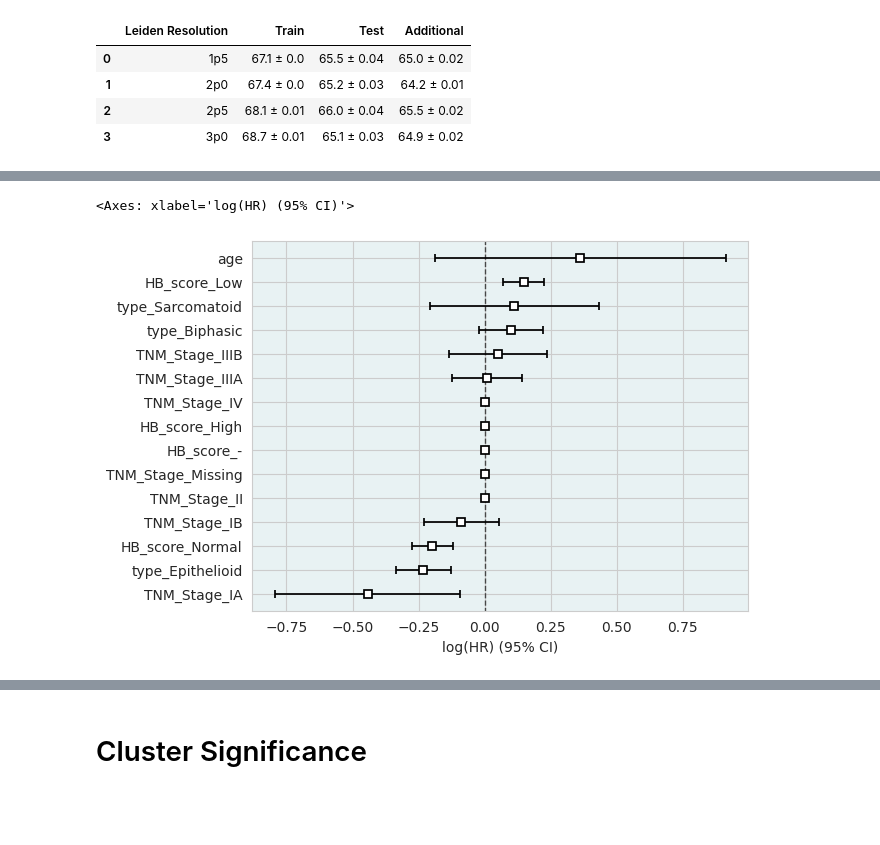
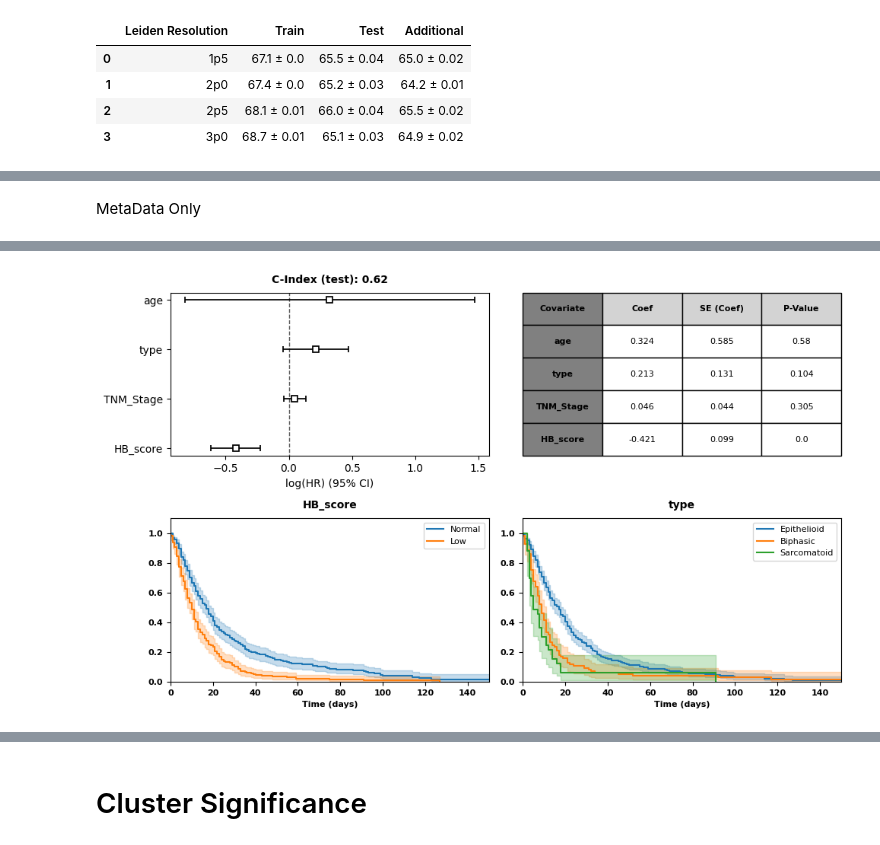
Before and after one commit to FarzanehSeyedshahi/Histomorphological-Phenotype-Learning, a Jupyter notebook: workflow/survival_figures.ipynb, the cells around one changed output, grey strips where cells are left out. Cells and saved outputs as stored; diff of their text form; code cells hidden in the pictures; blank space fills up the shorter version.

```diff
--- a/workflow/survival_figures.ipynb
+++ b/workflow/survival_figures.ipynb
@@ -331,4 +323,11 @@ df_std = cis_df.groupby(['Leiden Resolution']).std().drop('Fold', axis=1).apply(
+# %% [markdown]
+MetaData Only
 # %%
+ncol, nrow = 2,2
+fig = plt.figure(figsize=(5*ncol, 3*nrow))
+gs = fig.add_gridspec(nrow, ncol)
+
+
 cph = CoxPHFitter(penalizer=penalizer, l1_ratio=l1_ratio)
 meta_data = pd.read_csv('{}/files/Meso_patients.csv'.format(main_path))
 event_data_field = 'os_event_data'
@@ -340,20 +339,68 @@ event_ind_field = 'os_event_ind'
 columns = ['age', 'type', 'HB_score', 'TNM_Stage', event_data_field, event_ind_field]
 
 meta_data = meta_data[columns]
-meta_data = pd.get_dummies(meta_data, columns=['type', 'TNM_Stage', 'HB_score'], drop_first=False)
+# meta_data = pd.get_dummies(meta_data, columns=['type', 'TNM_Stage', 'HB_score'], drop_first=False)
 meta_data['age'] = meta_data['age'] / meta_data['age'].max()
-# meta_data['type'] = meta_data['type'].map({'Epithelioid': 0, 'Sarcomatoid': 2, 'Biphasic': 1})
+meta_data['type'] = meta_data['type'].map({'Epithelioid': 0, 'Sarcomatoid': 2, 'Biphasic': 1})
+meta_data['HB_score'] = meta_data['HB_score'].map({'Low': 0, 'Normal': 1, 'High': 2, '99': -1})
+meta_data['TNM_Stage'] = meta_data['TNM_Stage'].map({'IA': 0, 'IB':.5, 'II': 1, 'IIIA': 2, 'IIIB': 2.5, 'IV': 3, 'Missing': -1})
+# meta_data['wcc_score'] = meta_data['wcc_score'].map({'Low': 0, 'Normal': 1, 'High': 2, 'Unknown': -1})
+# meta_data['Sex'] = meta_data['Sex'].map({'Male':0, 'Female':1})
 # meta_data['smoking_history'] = meta_data['smoking_history'].map({'Unknown':-1 , 'Non-smoker': 0, 'Ex-smoker': 1, 'Current-smoker': 2})
-# meta_data['HB_score'] = meta_data['HB_score'].map({'Low': 0, 'Normal': 1, 'High': 2, '99': -1})
-# meta_data['wcc_score'] = meta_data['wcc_score'].map({'Low': 0, 'Normal': 1, 'High': 2, 'Unknown': -1})
-# meta_data['TNM_Stage'] = meta_data['TNM_Stage'].map({'IA': 0, 'IB':.5, 'II': 1, 'IIIA': 2, 'IIIB': 2.5, 'IV': 3, 'Missing': -1})
-# meta_data['Sex'] = meta_data['Sex'].map({'Male':0, 'Female':1})
-#  add a zero column
+
 meta_data.replace('-', 255, inplace=True)
 meta_data[event_data_field] = meta_data[event_data_field].astype(float)
 meta_data.fillna(-1, inplace=True)
-cph.fit(meta_data, duration_col=event_data_field, event_col=event_ind_field, robust=True)
-cph.print_summary()
-cph.plot()
-# cph.check_assumptions(meta_data, p_value_threshold=0.05, show_plots=True);
+meta_data_test = meta_data.sample(frac=0.4, random_state=5)
+meta_data_train = meta_data[~meta_data.index.isin(meta_data_test.index)]
+cph.fit(meta_data_train, duration_col=event_data_field, event_col=event_ind_field, robust=True)
+ax = [fig.add_subplot(gs[0, 0:1]), fig.add_subplot(gs[0, 1:2])]
+cph.plot(ax=ax[0])
+c_index = cph.score(meta_data_test, scoring_method='concordance_index')
+ax[0].set_title('C-Index (test): %.2f' % c_index, fontsize=10, fontweight='bold', y=1.02)
+
+summary = cph.summary
+summary = summary.reset_index()
+summary = summary[['covariate', 'coef', 'se(coef)','p']]
+summary = summary.sort_values('coef', ascending=False)
+summary = summary.rename(columns={'covariate': 'Covariate', 'coef': 'Coef', 'se(coef)': 'SE (Coef)', 'p': 'P-Value'})
+summary = summary.round(3)
+mpl_table = ax[1].table(cellText=summary.values, colLabels=summary.columns, cellLoc = 'center', loc='center', bbox=[0, 0, 1, 1])
+# mpl_table.set_fontsize(20)
+ax[1].axis('off')
+for key, cell in mpl_table._cells.items():
+    cell.set_linewidth(1)
+    if key[0] == 0: # headers or columns
+        cell.set_text_props(weight='bold')
+        cell.set_facecolor('lightgray')
+    if key[1] == 0:# rows
+        cell.set_text_props(weight='bold')
+        cell.set_facecolor('gray')
+
+
+#############################################################################################################
+ax = [fig.add_subplot(gs[1, 0:1]), fig.add_subplot(gs[1, 1:2])]
+label_dict = {'HB_score':{'Low': 0, 'Normal': 1, 'High': 2, '99': -1}, 'TNM_Stage':{'IA': 0, 'IB':.5, 'II': 1, 'IIIA': 2, 'IIIB': 2.5, 'IV': 3, 'Missing': -1}, 'type':{'Epithelioid': 0, 'Sarcomatoid': 2, 'Biphasic': 1}}
+reversed_label_dict = {k: {v: k for k, v in v.items()} for k, v in label_dict.items()}
+# do the same for the other categorical variables
+for i, col in enumerate(['HB_score', 'type']):
+    kmf = KaplanMeierFitter()
+    for val in meta_data[col].unique():
+        group = meta_data[meta_data[col] == val]
+        kmf.fit(group[event_data_field], group[event_ind_field], label=val)
+        label = reversed_label_dict[col][val]
+        if label in ['Low', 'Normal', 'IA', 'IB', 'II', 'IIIA', 'IIIB', 'Epithelioid', 'Sarcomatoid', 'Biphasic']:
+            kmf.plot(ax=ax[i], label=label)
+    for ticks in [ax[i].xaxis.get_major_ticks(), ax[i].yaxis.get_major_ticks()]:
+        for tick in ticks:
+            tick.label1.set_fontsize(8)
+            tick.label1.set_fontweight('bold')
+    ax[i].set_title(col, fontsize=10, fontweight='bold', y=1.02)
+    ax[i].set_xlabel('Time (days)', fontsize=8, fontweight='bold')
+    ax[i].legend(loc='best', fontsize=8)
+    ax[i].set_ylim([0.0,1.10])
+    ax[i].set_xlim([0.0, 150])
+
+plt.tight_layout()
+plt.savefig(os.path.join(figure_path, 'metadata_cph_summary.jpg'), dpi=500, bbox_inches='tight')
 # %% [output]
@@ -391,2 +407 @@ cph.plot()
-<Axes: xlabel='log(HR) (95% CI)'>
-[figure, old version]
+[figure, new version]
```
Also changed, not shown: parts of 48 cells of this notebook.
